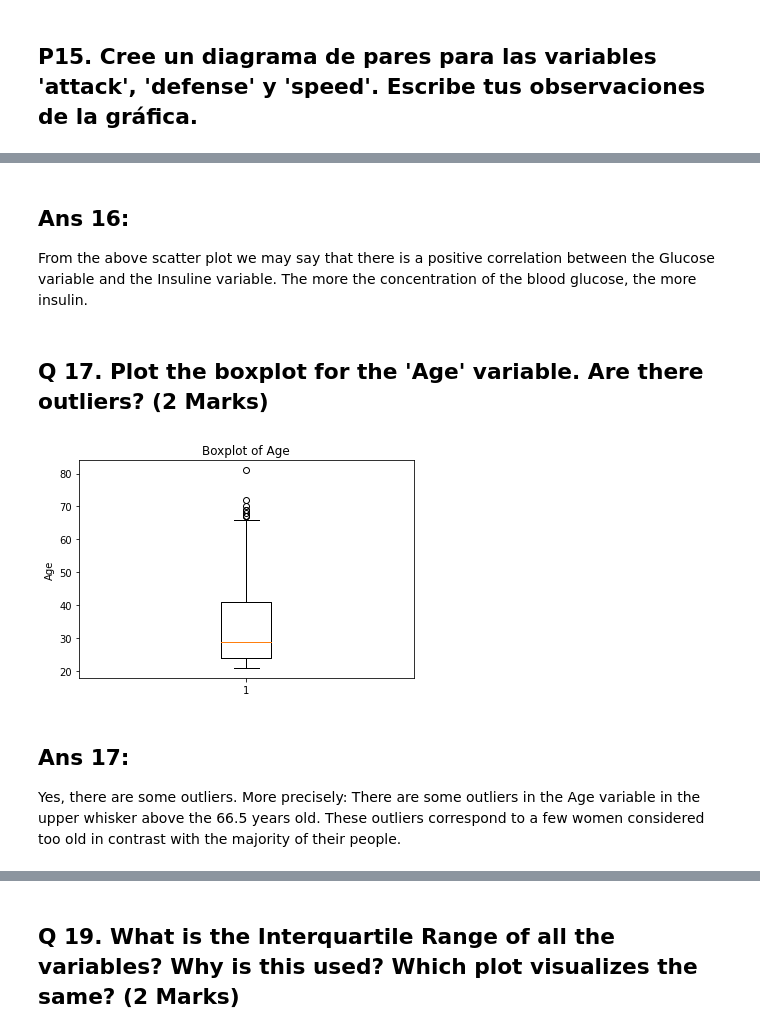
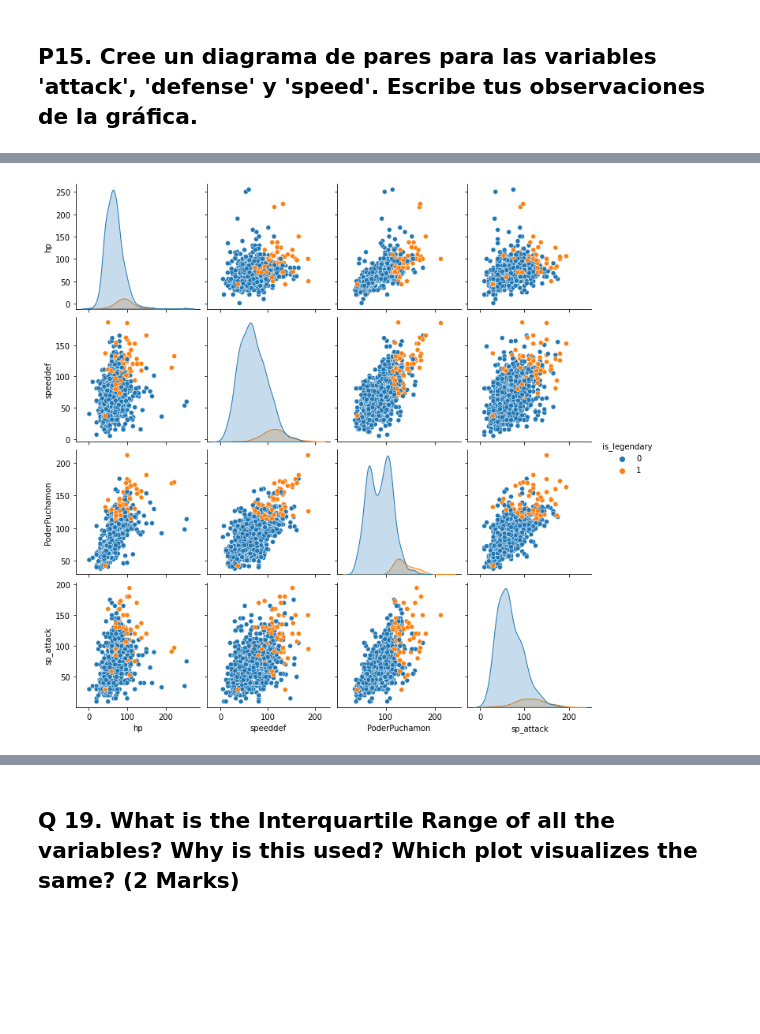
Before and after one commit to Calm-leon/proyecto-an-lisis-de-datos, a Jupyter notebook: Análisis_de_datos.ipynb, the cells around one changed output, grey strips where cells are left out. Saved outputs shown, nothing was run; the diff lists cells and outputs as text; code cells hidden in the pictures; blank space fills up the shorter version.

```diff
--- a/Análisis_de_datos.ipynb
+++ b/Análisis_de_datos.ipynb
@@ -604,20 +585,5 @@ plt.show()
-# %% [markdown]
-## Ans 16:
-
-From the above scatter plot we may say that there is a positive correlation between the Glucose variable and the Insuline variable. The more the concentration of the blood glucose, the more insulin.
-# %% [markdown]
-## Q 17. Plot the boxplot for the 'Age' variable. Are there outliers? (2 Marks)
-# %%
-# remove _____ & write the appropriate function and column name
-
-plt.boxplot(pima['Age'])
-
-plt.title('Boxplot of Age')
-plt.ylabel('Age')
-plt.show()
-# %% [output]
-[figure, removed]
-# %% [markdown]
-## Ans 17:
-
-Yes, there are some outliers. More precisely: There are some outliers in the Age variable in the upper whisker above the 66.5 years old. These outliers correspond to a few women considered too old in contrast with the majority of their people.
+# %%
+sns.pairplot(data=pokemon,vars=['hp', 'speeddef', 'PoderPuchamon', 'sp_attack' ], hue='is_legendary')
+plt.show()
+# %% [output]
+[figure, added]
```
Also changed, not shown: parts of 29 cells of this notebook.
